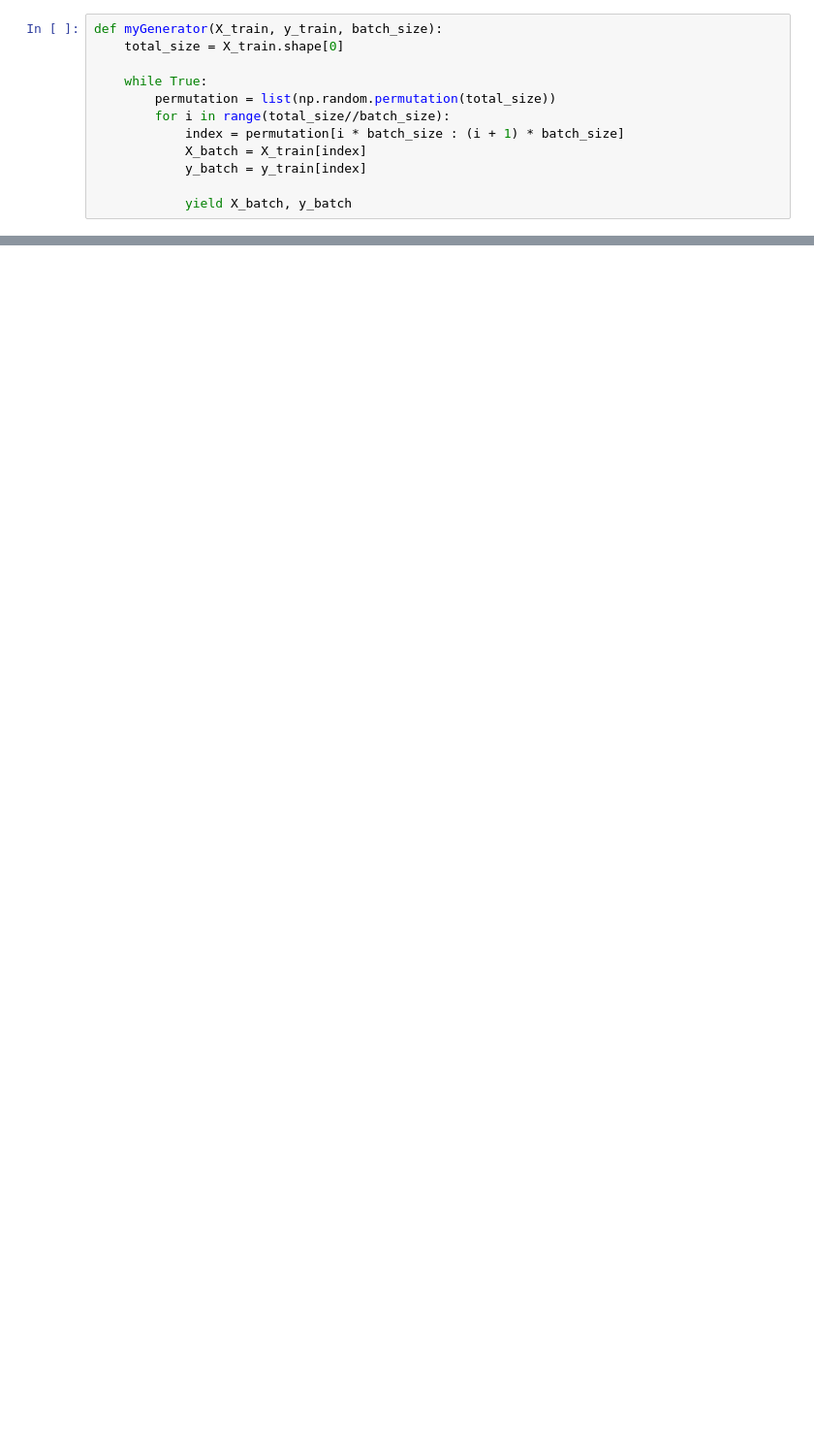
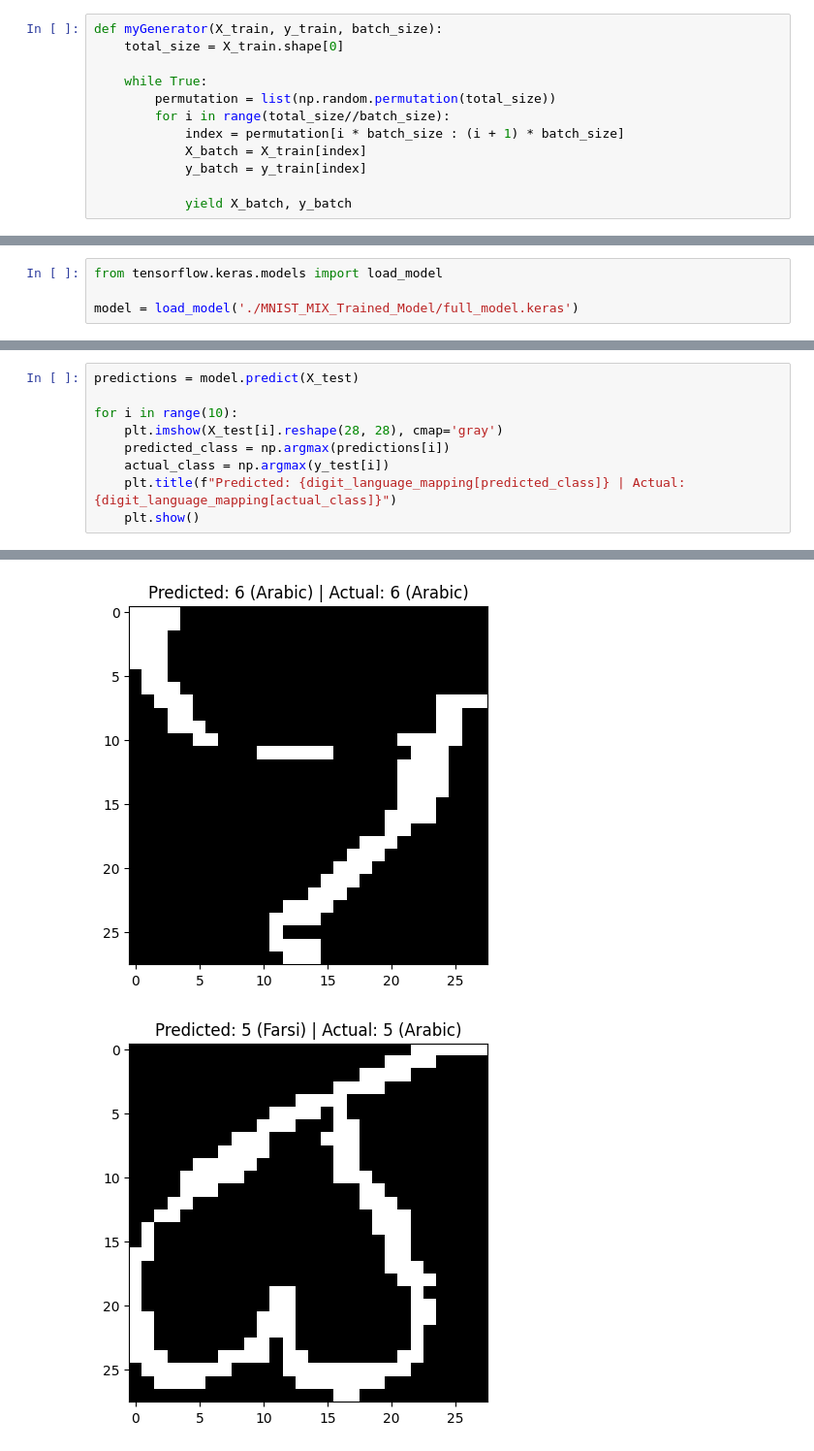
Before and after one commit to AhmadNmatar/Adaptable-Handwritten-digit-Recognition, a Jupyter notebook: cnn_model.ipynb, the cells around one changed output, grey strips where cells are left out. Shown: that part at 97% size. Cells and saved outputs as stored; diff of their text form; blank space fills up the shorter version.

```diff
--- a/cnn_model.ipynb
+++ b/cnn_model.ipynb
@@ -187,0 +289,4 @@ print('Balanced Accuracy: ', accuracies[2])
+# %%
+from tensorflow.keras.models import load_model
+
+model = load_model('./MNIST_MIX_Trained_Model/full_model.keras')
@@ -187,0 +295,10 @@ print('Balanced Accuracy: ', accuracies[2])
+# %%
+predictions = model.predict(X_test)
+
+for i in range(10):
+    plt.imshow(X_test[i].reshape(28, 28), cmap='gray')
+    predicted_class = np.argmax(predictions[i])
+    actual_class = np.argmax(y_test[i])
+    plt.title(f"Predicted: {digit_language_mapping[predicted_class]} | Actual: {digit_language_mapping[actual_class]}")
+    plt.show()
+# %% [output]
@@ -187,0 +306,2 @@ print('Balanced Accuracy: ', accuracies[2])
+[figure, added]
+[figure, added]
```
Also changed, not shown: parts of 23 cells of this notebook.
